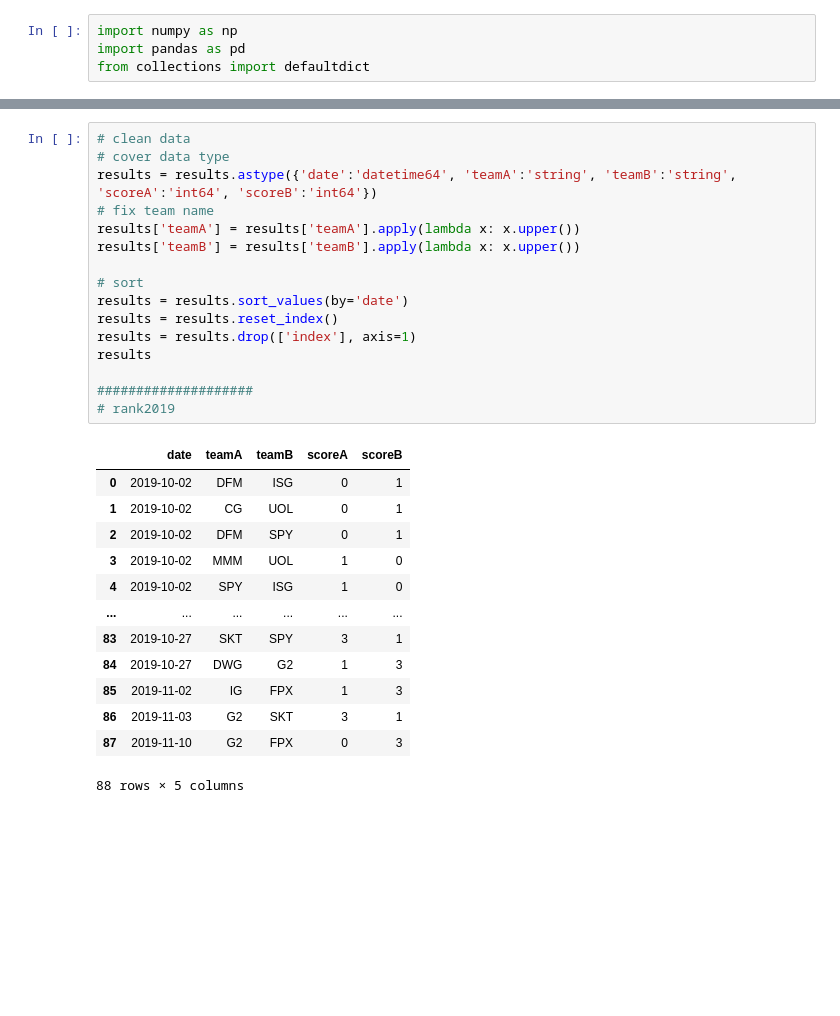
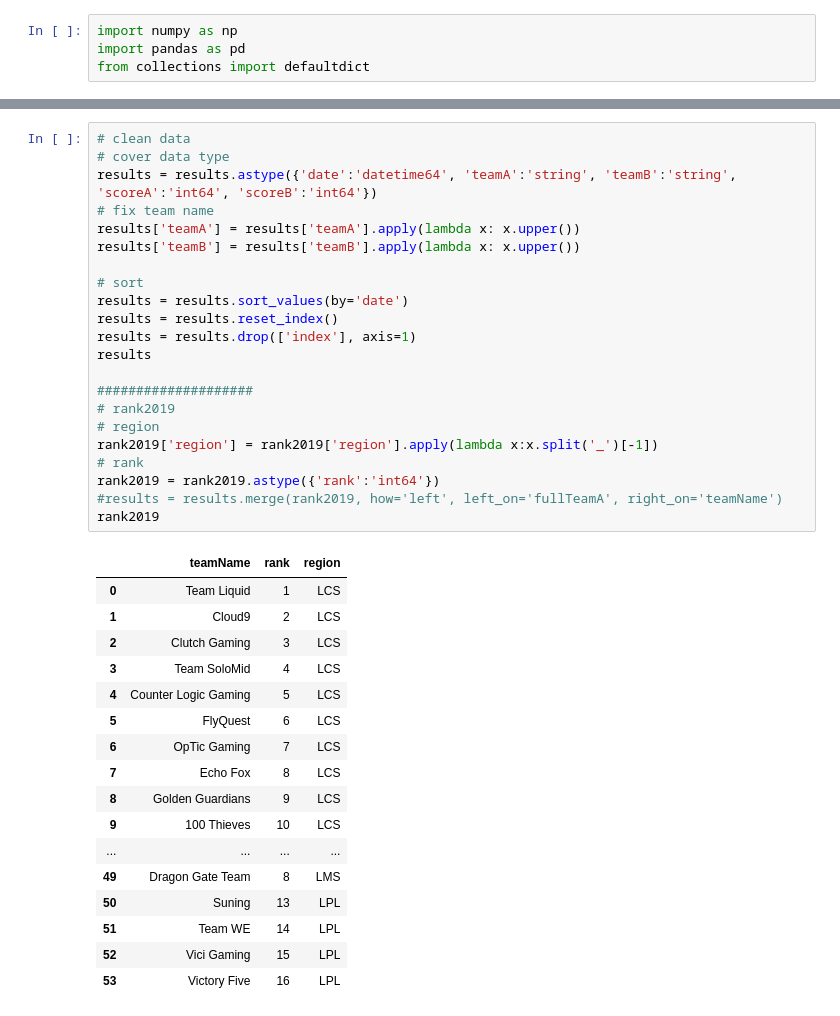
Before and after one commit to ryjfgjl/LOL-Game-Quiz, a Jupyter notebook: Data_Anlysis/Game Results.ipynb, the cells around one changed output, grey strips where cells are left out. Cells and saved outputs as stored; diff of their text form; blank space fills up the shorter version.

```diff
--- a/Data_Anlysis/Game Results.ipynb
+++ b/Data_Anlysis/Game Results.ipynb
@@ -45,33 +45,43 @@ print(rank2019)
 # %%
 # clean data
 # cover data type
 results = results.astype({'date':'datetime64', 'teamA':'string', 'teamB':'string', 'scoreA':'int64', 'scoreB':'int64'})
 # fix team name
 results['teamA'] = results['teamA'].apply(lambda x: x.upper())
 results['teamB'] = results['teamB'].apply(lambda x: x.upper())
 
 # sort
 results = results.sort_values(by='date')
 results = results.reset_index()
 results = results.drop(['index'], axis=1)
 results
 
 ####################
 # rank2019
+# region
+rank2019['region'] = rank2019['region'].apply(lambda x:x.split('_')[-1])
+# rank
+rank2019 = rank2019.astype({'rank':'int64'})
+#results = results.merge(rank2019, how='left', left_on='fullTeamA', right_on='teamName')
+rank2019
 # %% [output]
-|  | date | teamA | teamB | scoreA | scoreB |
-| 0 | 2019-10-02 | DFM | ISG | 0 | 1 |
-| 1 | 2019-10-02 | CG | UOL | 0 | 1 |
-| 2 | 2019-10-02 | DFM | SPY | 0 | 1 |
-| 3 | 2019-10-02 | MMM | UOL | 1 | 0 |
-| 4 | 2019-10-02 | SPY | ISG | 1 | 0 |
-| ... | ... | ... | ... | ... | ... |
-| 83 | 2019-10-27 | SKT | SPY | 3 | 1 |
-| 84 | 2019-10-27 | DWG | G2 | 1 | 3 |
-| 85 | 2019-11-02 | IG | FPX | 1 | 3 |
-| 86 | 2019-11-03 | G2 | SKT | 3 | 1 |
-| 87 | 2019-11-10 | G2 | FPX | 0 | 3 |
+|  | teamName | rank | region |
+| 0 | Team Liquid | 1 | LCS |
+| 1 | Cloud9 | 2 | LCS |
+| 2 | Clutch Gaming | 3 | LCS |
+| 3 | Team SoloMid | 4 | LCS |
+| 4 | Counter Logic Gaming | 5 | LCS |
+| 5 | FlyQuest | 6 | LCS |
+| 6 | OpTic Gaming | 7 | LCS |
+| 7 | Echo Fox | 8 | LCS |
+| 8 | Golden Guardians | 9 | LCS |
+| 9 | 100 Thieves | 10 | LCS |
+| ... | ... | ... | ... |
+| 49 | Dragon Gate Team | 8 | LMS |
+| 50 | Suning | 13 | LPL |
+| 51 | Team WE | 14 | LPL |
+| 52 | Vici Gaming | 15 | LPL |
+| 53 | Victory Five | 16 | LPL |
-88 rows × 5 columns
 # %%
 df = results['scoreA'].append(results['scoreB'])
 df = pd.DataFrame(df)
```
Also changed, not shown: parts of 7 cells of this notebook, 1 other file.
